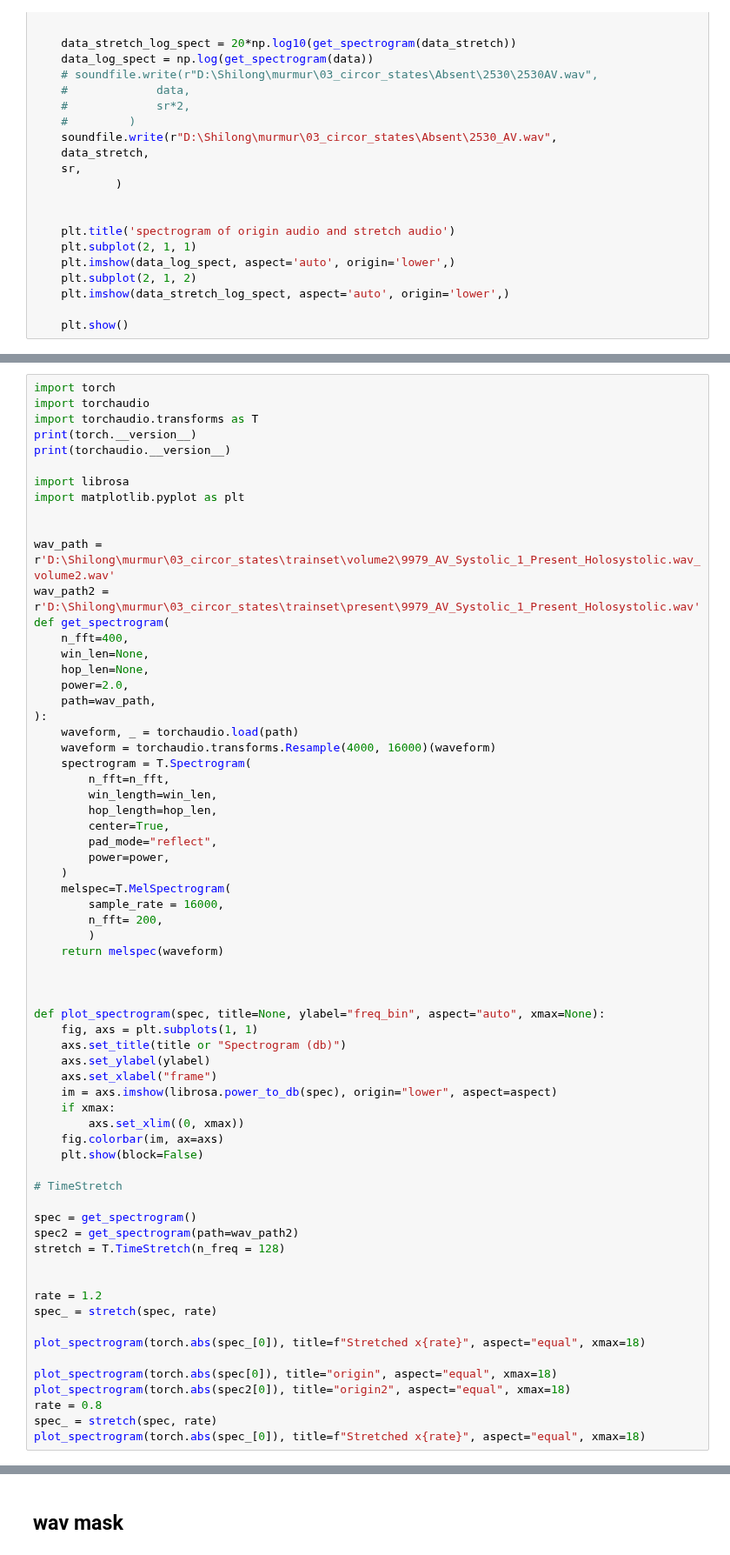
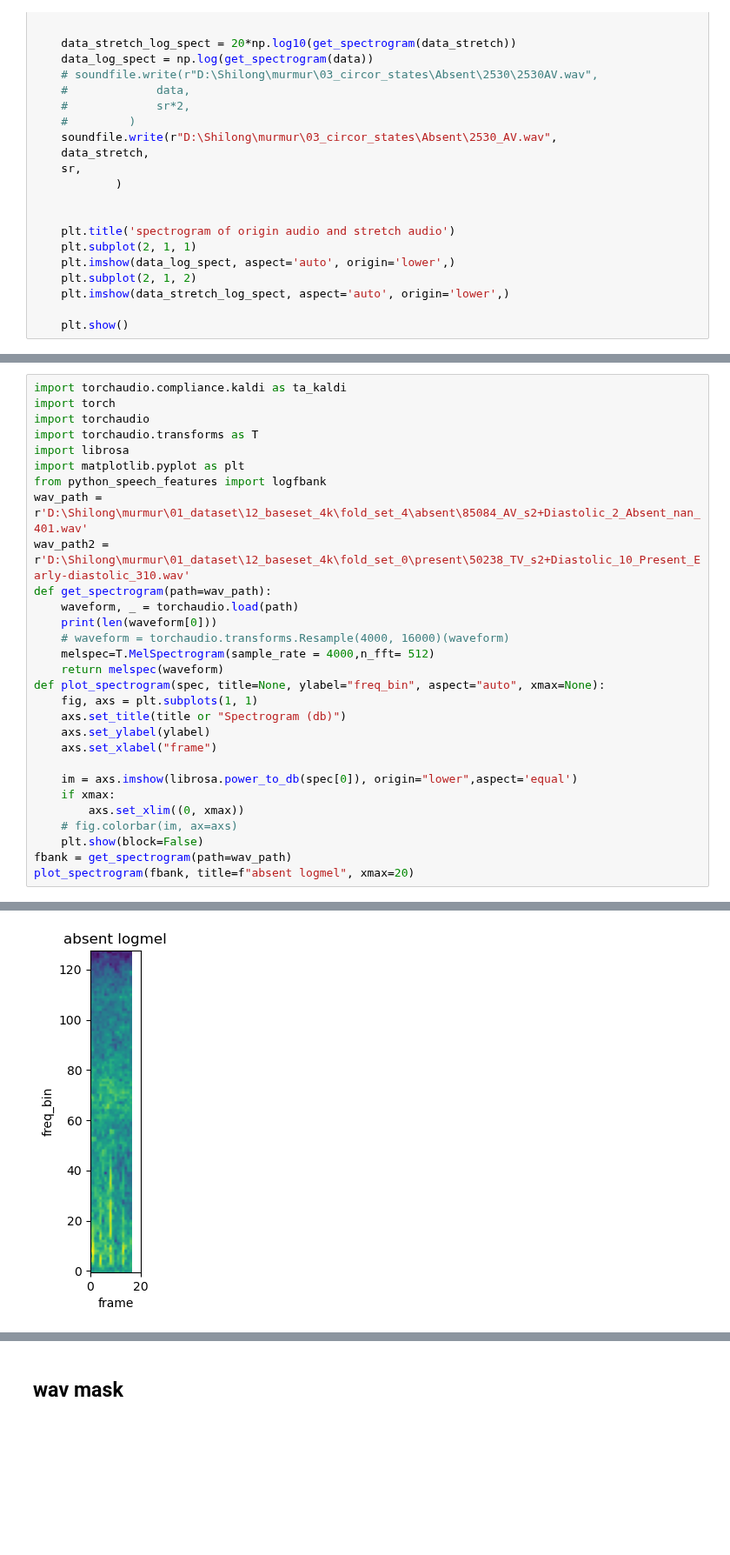
Before and after one commit to lsl198651/BEATs, a Jupyter notebook: BEATs_try.ipynb, the cells around one changed output, grey strips where cells are left out. Shown at 87% size. Saved outputs shown, nothing was run; the diff lists cells and outputs as text; blank space fills up the shorter version.

```diff
--- a/BEATs_try.ipynb
+++ b/BEATs_try.ipynb
@@ -596,66 +596,30 @@ if __name__ == "__main__":
 # %%
+import torchaudio.compliance.kaldi as ta_kaldi
 import torch
 import torchaudio
 import torchaudio.transforms as T
-print(torch.__version__)
-print(torchaudio.__version__)
-
 import librosa
 import matplotlib.pyplot as plt
-
-
-wav_path = r'D:\Shilong\murmur\03_circor_states\trainset\volume2\9979_AV_Systolic_1_Present_Holosystolic.wav_volume2.wav'
-wav_path2 = r'D:\Shilong\murmur\03_circor_states\trainset\present\9979_AV_Systolic_1_Present_Holosystolic.wav'
-def get_spectrogram(
-    n_fft=400,
-    win_len=None,
-    hop_len=None,
-    power=2.0,
-    path=wav_path,
-):
+from python_speech_features import logfbank
+wav_path = r'D:\Shilong\murmur\01_dataset\12_baseset_4k\fold_set_4\absent\85084_AV_s2+Diastolic_2_Absent_nan_401.wav'
+wav_path2 = r'D:\Shilong\murmur\01_dataset\12_baseset_4k\fold_set_0\present\50238_TV_s2+Diastolic_10_Present_Early-diastolic_310.wav'
+def get_spectrogram(path=wav_path):
     waveform, _ = torchaudio.load(path)
-    waveform = torchaudio.transforms.Resample(4000, 16000)(waveform)
-    spectrogram = T.Spectrogram(
-        n_fft=n_fft,
-        win_length=win_len,
-        hop_length=hop_len,
-        center=True,
-        pad_mode="reflect",
-        power=power,
-    )
-    melspec=T.MelSpectrogram(
-        sample_rate = 16000,
-        n_fft= 200,
-        )
+    print(len(waveform[0]))
+    # waveform = torchaudio.transforms.Resample(4000, 16000)(waveform)
+    melspec=T.MelSpectrogram(sample_rate = 4000,n_fft= 512)
     return melspec(waveform)
-
-
-
 def plot_spectrogram(spec, title=None, ylabel="freq_bin", aspect="auto", xmax=None):
     fig, axs = plt.subplots(1, 1)
     axs.set_title(title or "Spectrogram (db)")
     axs.set_ylabel(ylabel)
     axs.set_xlabel("frame")
-    im = axs.imshow(librosa.power_to_db(spec), origin="lower", aspect=aspect)
+
+    im = axs.imshow(librosa.power_to_db(spec[0]), origin="lower",aspect='equal')
     if xmax:
         axs.set_xlim((0, xmax))
-    fig.colorbar(im, ax=axs)
+    # fig.colorbar(im, ax=axs)
     plt.show(block=False)
-
-# TimeStretch
-
-spec = get_spectrogram()
-spec2 = get_spectrogram(path=wav_path2)
-stretch = T.TimeStretch(n_freq = 128)
-
-
-rate = 1.2
-spec_ = stretch(spec, rate)
-
-plot_spectrogram(torch.abs(spec_[0]), title=f"Stretched x{rate}", aspect="equal", xmax=18)
-
-plot_spectrogram(torch.abs(spec[0]), title="origin", aspect="equal", xmax=18)
-plot_spectrogram(torch.abs(spec2[0]), title="origin2", aspect="equal", xmax=18)
-rate = 0.8
-spec_ = stretch(spec, rate)
-plot_spectrogram(torch.abs(spec_[0]), title=f"Stretched x{rate}", aspect="equal", xmax=18)
+fbank = get_spectrogram(path=wav_path)
+plot_spectrogram(fbank, title=f"absent logmel", xmax=20)
+# %% [output]
@@ -661,0 +627 @@ plot_spectrogram(torch.abs(spec_[0]), title=f"Stretched x{rate}", aspect="equal"
+[figure, added]
```
Also changed, not shown: parts of 7 cells of this notebook.
